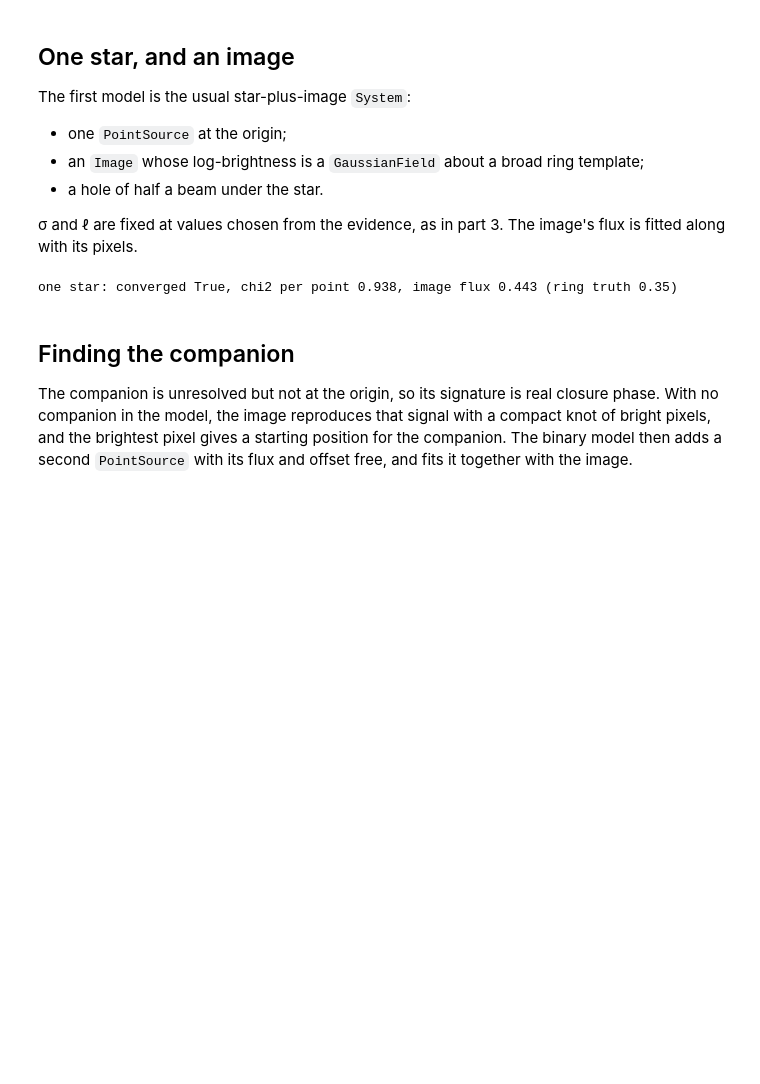
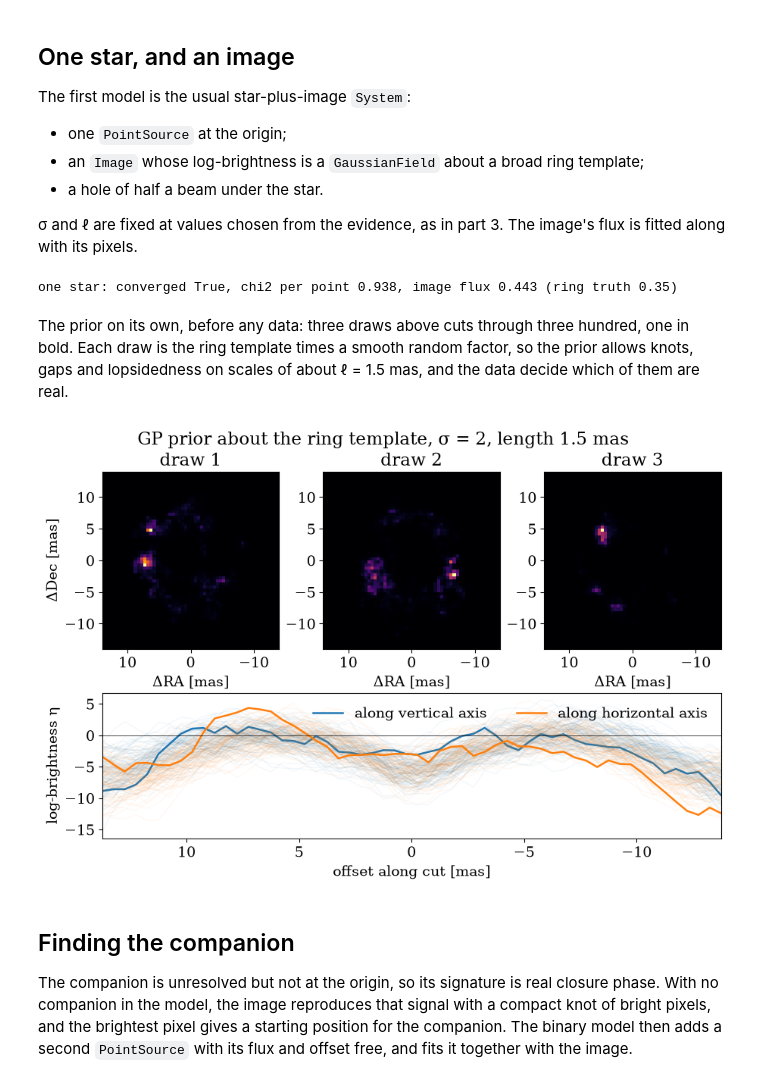
Before and after one commit to benjaminpope/drpangloss, a Jupyter notebook: notebooks/imaging_composite.ipynb, the cells around one changed output. Drawn from its saved outputs; the diff is of its cells as text; code cells hidden in the pictures; blank space fills up the shorter version.

```diff
--- a/notebooks/imaging_composite.ipynb
+++ b/notebooks/imaging_composite.ipynb
@@ -86,6 +86,15 @@ single_fit = fit(single, image_priors(single) | {"env.flux": dist.LogUniform(1e-
 print(f"one star: converged {single_fit.info['converged']}, chi2 per point {single_fit.info['chi2_red']:.3f}, image flux {float(single_fit.values['env.flux']):.3f} (ring truth 0.35)")
 # %% [output]
 one star: converged True, chi2 per point 0.938, image flux 0.443 (ring truth 0.35)
+# %% [markdown]
+The prior on its own, before any data: three draws above cuts through three hundred, one in bold. Each draw is the ring template times a smooth random factor, so the prior allows knots, gaps and lopsidedness on scales of about ℓ = 1.5 mas, and the data decide which of them are real.
+# %%
+from virgil.plotting import plot_field_draws
+
+plot_field_draws(gp_image().log_brightness, scale, jax.random.PRNGKey(0), n=300, title="GP prior about the ring template, σ = 2, length 1.5 mas")
+plt.show()
+# %% [output]
+[figure, added]
 # %% [markdown]
 ## Finding the companion
 
```
Also changed, not shown: 3 other files.
